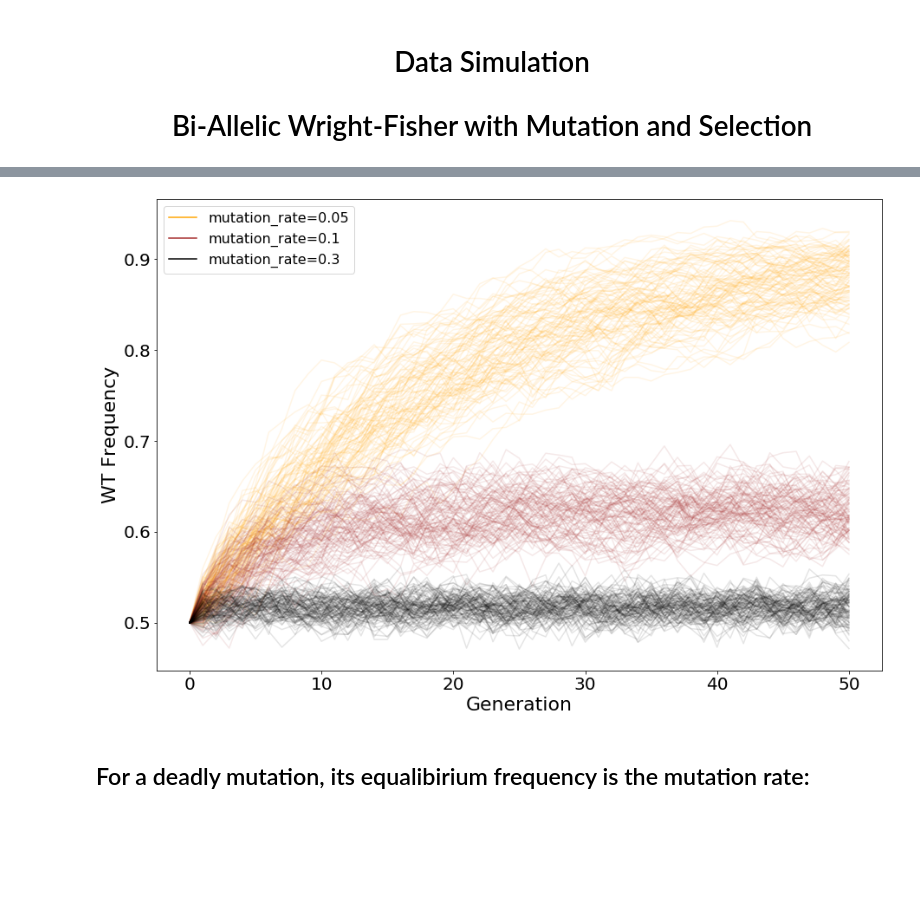
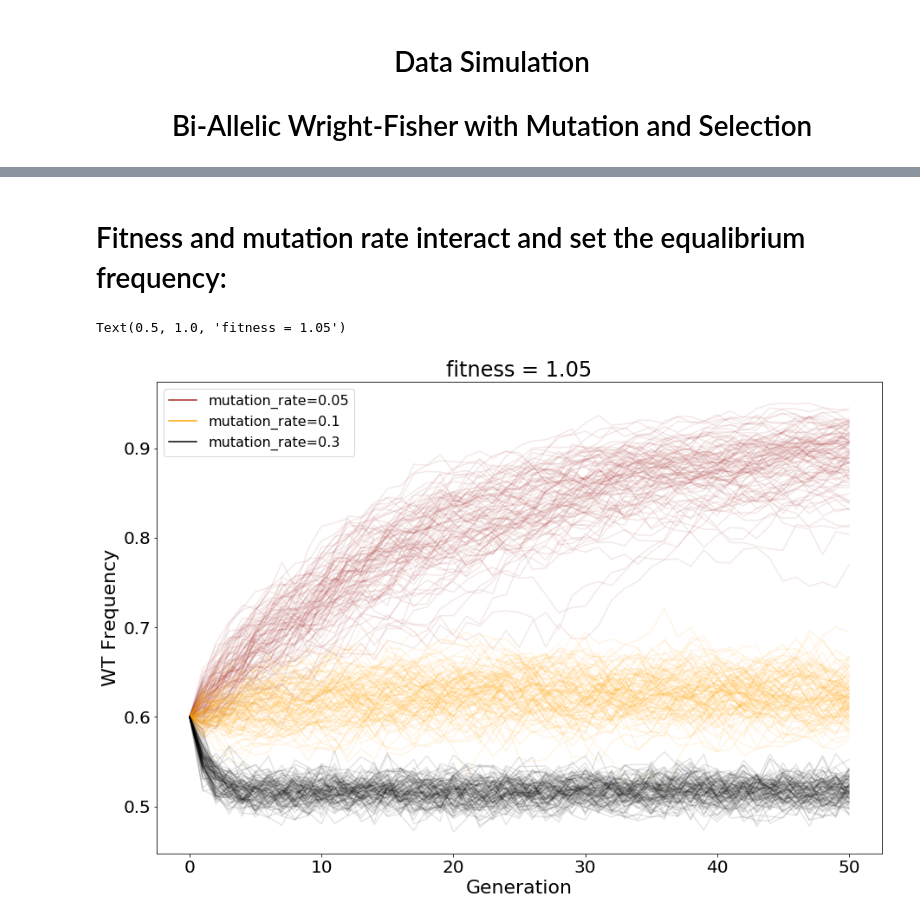
Before and after one commit to theitush/mutation-rate, a Jupyter notebook: Data Simulations.ipynb, the cells around one changed output, grey strips where cells are left out. Saved outputs shown, nothing was run; the diff lists cells and outputs as text; code cells hidden in the pictures; blank space fills up the shorter version.

```diff
--- a/Data Simulations.ipynb
+++ b/Data Simulations.ipynb
@@ -67,12 +95,14 @@ simulate_100(generations_number=10, wt_freq=0.5, population_size=1000,
+# %% [markdown]
+# Fitness and mutation rate interact and set the equalibrium frequency:
 # %%
 plt.figure(figsize=(15,10))
-simulate_100(generations_number=50, wt_freq=0.5, population_size=1000,
-             fitness=1.05, mutation_rate=0.05, color='orange', label='mutation_rate=0.05')
-simulate_100(generations_number=50, wt_freq=0.5, population_size=1000,
-             fitness=1.05, mutation_rate=0.1, color='brown', label='mutation_rate=0.1')
-simulate_100(generations_number=50, wt_freq=0.5, population_size=1000,
+simulate_100(generations_number=50, wt_freq=0.6, population_size=1000,
+             fitness=1.05, mutation_rate=0.05, color='brown', label='mutation_rate=0.05')
+simulate_100(generations_number=50, wt_freq=0.6, population_size=1000,
+             fitness=1.05, mutation_rate=0.1, color='orange', label='mutation_rate=0.1')
+simulate_100(generations_number=50, wt_freq=0.6, population_size=1000,
              fitness=1.05, mutation_rate=0.3, color='black', label='mutation_rate=0.3')
+plt.title("fitness = 1.05")
 # %% [output]
+Text(0.5, 1.0, 'fitness = 1.05')
-[figure, old version]
+[figure, new version]
-# %% [markdown]
-## For a deadly mutation, its equalibirium frequency is the mutation rate:
```
Also changed, not shown: parts of 13 cells of this notebook.
